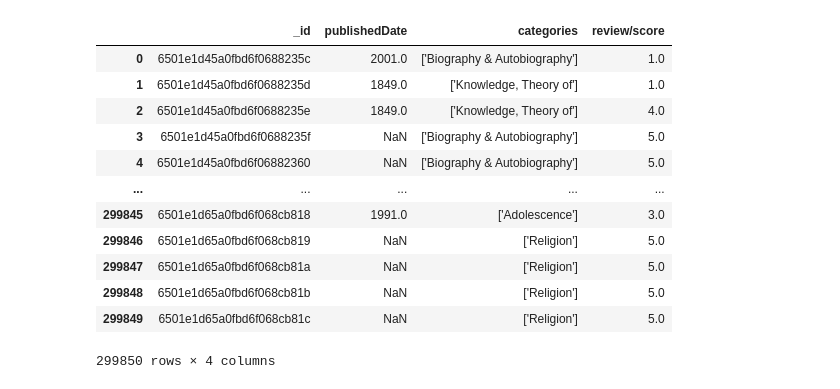
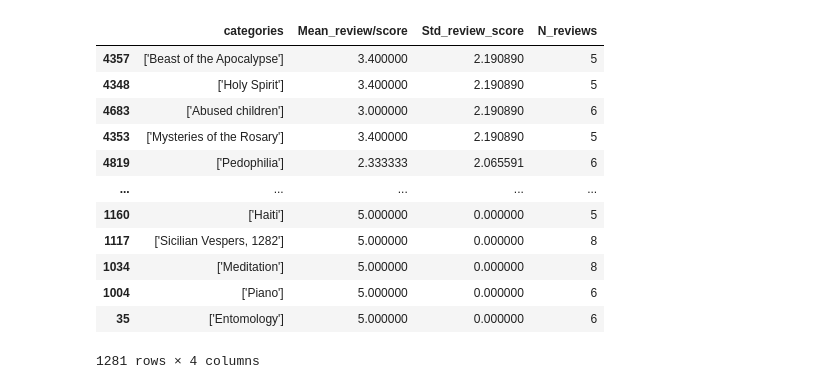
Before and after one commit to AndreaAlberti07/Amazon-books-reviews-ML, a Jupyter notebook: notebooks/hypotesis_testing/hypothesis_5.ipynb, the cells around one changed output. Cells and saved outputs as stored; diff of their text form; code cells hidden in the pictures.

```diff
--- a/notebooks/hypotesis_testing/hypothesis_5.ipynb
+++ b/notebooks/hypotesis_testing/hypothesis_5.ipynb
@@ -55,17 +63,31 @@ source_df
-# %%
-source_df['publishedDate']= pd.to_datetime(source_df['publishedDate'],errors='coerce').dt.year
-source_df
-# %% [output]
-|  | _id | publishedDate | categories | review/score |
-| 0 | 6501e1d45a0fbd6f0688235c | 2001.0 | ['Biography & Autobiography'] | 1.0 |
-| 1 | 6501e1d45a0fbd6f0688235d | 1849.0 | ['Knowledge, Theory of'] | 1.0 |
-| 2 | 6501e1d45a0fbd6f0688235e | 1849.0 | ['Knowledge, Theory of'] | 4.0 |
-| 3 | 6501e1d45a0fbd6f0688235f | NaN | ['Biography & Autobiography'] | 5.0 |
-| 4 | 6501e1d45a0fbd6f06882360 | NaN | ['Biography & Autobiography'] | 5.0 |
-| ... | ... | ... | ... | ... |
-| 299845 | 6501e1d65a0fbd6f068cb818 | 1991.0 | ['Adolescence'] | 3.0 |
-| 299846 | 6501e1d65a0fbd6f068cb819 | NaN | ['Religion'] | 5.0 |
-| 299847 | 6501e1d65a0fbd6f068cb81a | NaN | ['Religion'] | 5.0 |
-| 299848 | 6501e1d65a0fbd6f068cb81b | NaN | ['Religion'] | 5.0 |
-| 299849 | 6501e1d65a0fbd6f068cb81c | NaN | ['Religion'] | 5.0 |
-299850 rows × 4 columns
+# %%
+category_stats = source_df.groupby('categories').mean()
+
+
+category_stats['Std_review_score'] = source_df.groupby('categories').std()
+category_stats['N_reviews'] = source_df['categories'].value_counts()
+
+category_stats = category_stats.sort_values(by='review/score', ascending=False)
+
+category_stats.reset_index(inplace=True)
+
+category_stats.columns = ['categories',
+                      'Mean_review/score', 'Std_review_score', 'N_reviews']
+
+category_stats = category_stats[category_stats['N_reviews'] >= 5]
+category_stats = category_stats.sort_values(by='Std_review_score', ascending=False)
+category_stats
+# %% [output]
+|  | categories | Mean_review/score | Std_review_score | N_reviews |
+| 4357 | ['Beast of the Apocalypse'] | 3.400000 | 2.190890 | 5 |
+| 4348 | ['Holy Spirit'] | 3.400000 | 2.190890 | 5 |
+| 4683 | ['Abused children'] | 3.000000 | 2.190890 | 6 |
+| 4353 | ['Mysteries of the Rosary'] | 3.400000 | 2.190890 | 5 |
+| 4819 | ['Pedophilia'] | 2.333333 | 2.065591 | 6 |
+| ... | ... | ... | ... | ... |
+| 1160 | ['Haiti'] | 5.000000 | 0.000000 | 5 |
+| 1117 | ['Sicilian Vespers, 1282'] | 5.000000 | 0.000000 | 8 |
+| 1034 | ['Meditation'] | 5.000000 | 0.000000 | 8 |
+| 1004 | ['Piano'] | 5.000000 | 0.000000 | 6 |
+| 35 | ['Entomology'] | 5.000000 | 0.000000 | 6 |
+1281 rows × 4 columns
```
Also changed, not shown: parts of 8 cells of this notebook, 4 other files.
